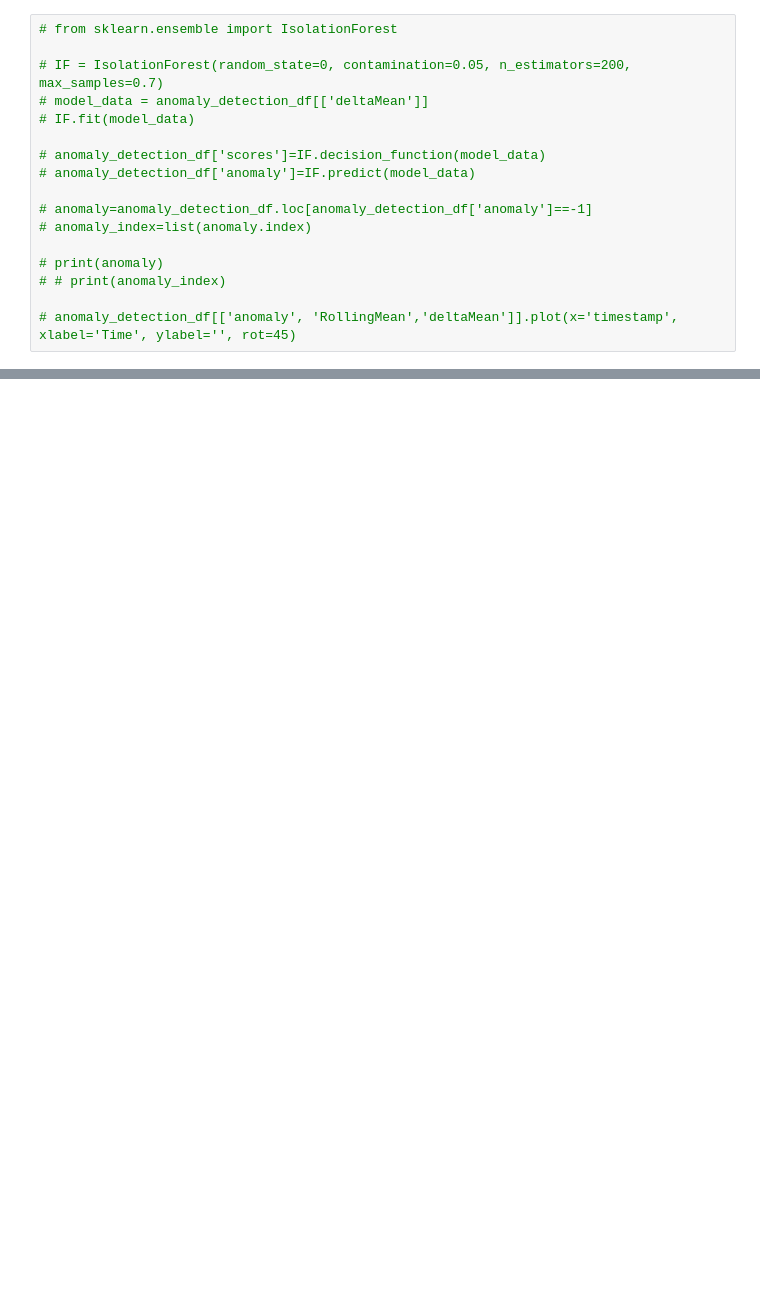
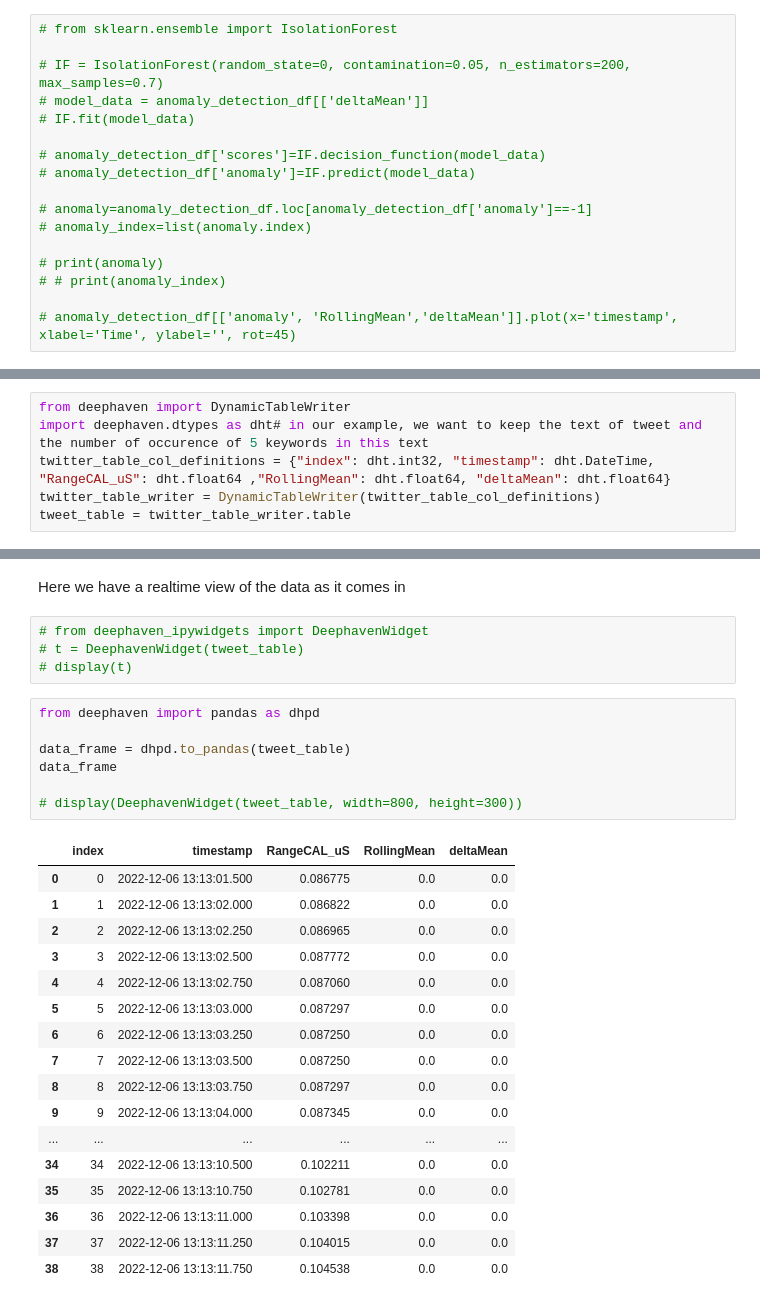
Before and after one commit to Inn0/STP1StressVisualisation, a Jupyter notebook: StressThreshold.ipynb, the cells around one changed output, grey strips where cells are left out. Cells and saved outputs as stored; diff of their text form; blank space fills up the shorter version.

```diff
--- a/StressThreshold.ipynb
+++ b/StressThreshold.ipynb
@@ -384,0 +260,6 @@ In this part we will explore if the ARIMA time series model is suitable for our
+# %%
+from deephaven import DynamicTableWriter
+import deephaven.dtypes as dht# in our example, we want to keep the text of tweet and the number of occurence of 5 keywords in this text
+twitter_table_col_definitions = {"index": dht.int32, "timestamp": dht.DateTime, "RangeCAL_uS": dht.float64 ,"RollingMean": dht.float64, "deltaMean": dht.float64}
+twitter_table_writer = DynamicTableWriter(twitter_table_col_definitions)
+tweet_table = twitter_table_writer.table
@@ -384,0 +346,31 @@ In this part we will explore if the ARIMA time series model is suitable for our
+# %% [markdown]
+Here we have a realtime view of the data as it comes in
+# %%
+# from deephaven_ipywidgets import DeephavenWidget
+# t = DeephavenWidget(tweet_table)
+# display(t)
+# %%
+from deephaven import pandas as dhpd
+
+data_frame = dhpd.to_pandas(tweet_table)
+data_frame
+
+# display(DeephavenWidget(tweet_table, width=800, height=300))
+# %% [output]
+|  | index | timestamp | RangeCAL_uS | RollingMean | deltaMean |
+| 0 | 0 | 2022-12-06 13:13:01.500 | 0.086775 | 0.0 | 0.0 |
+| 1 | 1 | 2022-12-06 13:13:02.000 | 0.086822 | 0.0 | 0.0 |
+| 2 | 2 | 2022-12-06 13:13:02.250 | 0.086965 | 0.0 | 0.0 |
+| 3 | 3 | 2022-12-06 13:13:02.500 | 0.087772 | 0.0 | 0.0 |
+| 4 | 4 | 2022-12-06 13:13:02.750 | 0.087060 | 0.0 | 0.0 |
+| 5 | 5 | 2022-12-06 13:13:03.000 | 0.087297 | 0.0 | 0.0 |
+| 6 | 6 | 2022-12-06 13:13:03.250 | 0.087250 | 0.0 | 0.0 |
+| 7 | 7 | 2022-12-06 13:13:03.500 | 0.087250 | 0.0 | 0.0 |
+| 8 | 8 | 2022-12-06 13:13:03.750 | 0.087297 | 0.0 | 0.0 |
+| 9 | 9 | 2022-12-06 13:13:04.000 | 0.087345 | 0.0 | 0.0 |
+| ... | ... | ... | ... | ... | ... |
+| 34 | 34 | 2022-12-06 13:13:10.500 | 0.102211 | 0.0 | 0.0 |
+| 35 | 35 | 2022-12-06 13:13:10.750 | 0.102781 | 0.0 | 0.0 |
+| 36 | 36 | 2022-12-06 13:13:11.000 | 0.103398 | 0.0 | 0.0 |
+| 37 | 37 | 2022-12-06 13:13:11.250 | 0.104015 | 0.0 | 0.0 |
+| 38 | 38 | 2022-12-06 13:13:11.750 | 0.104538 | 0.0 | 0.0 |
```
Also changed, not shown: parts of 43 cells of this notebook.
